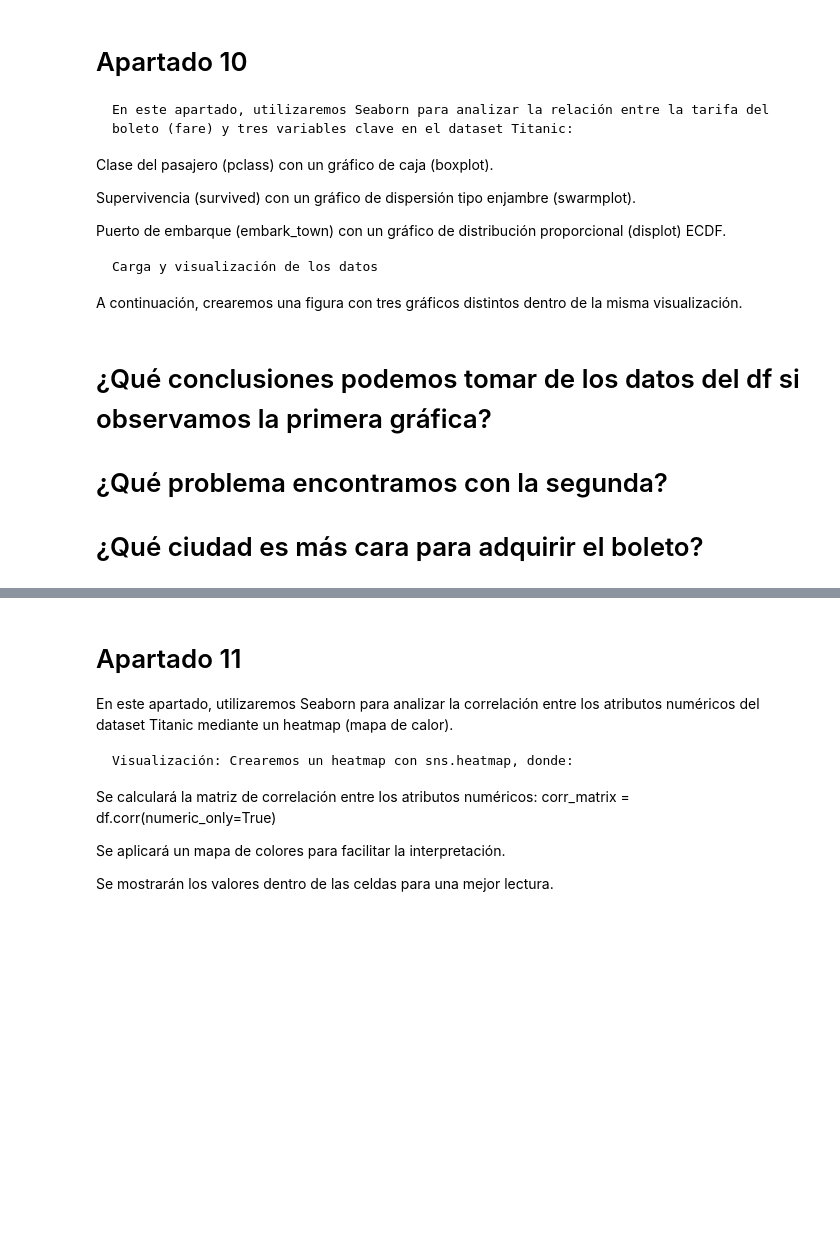
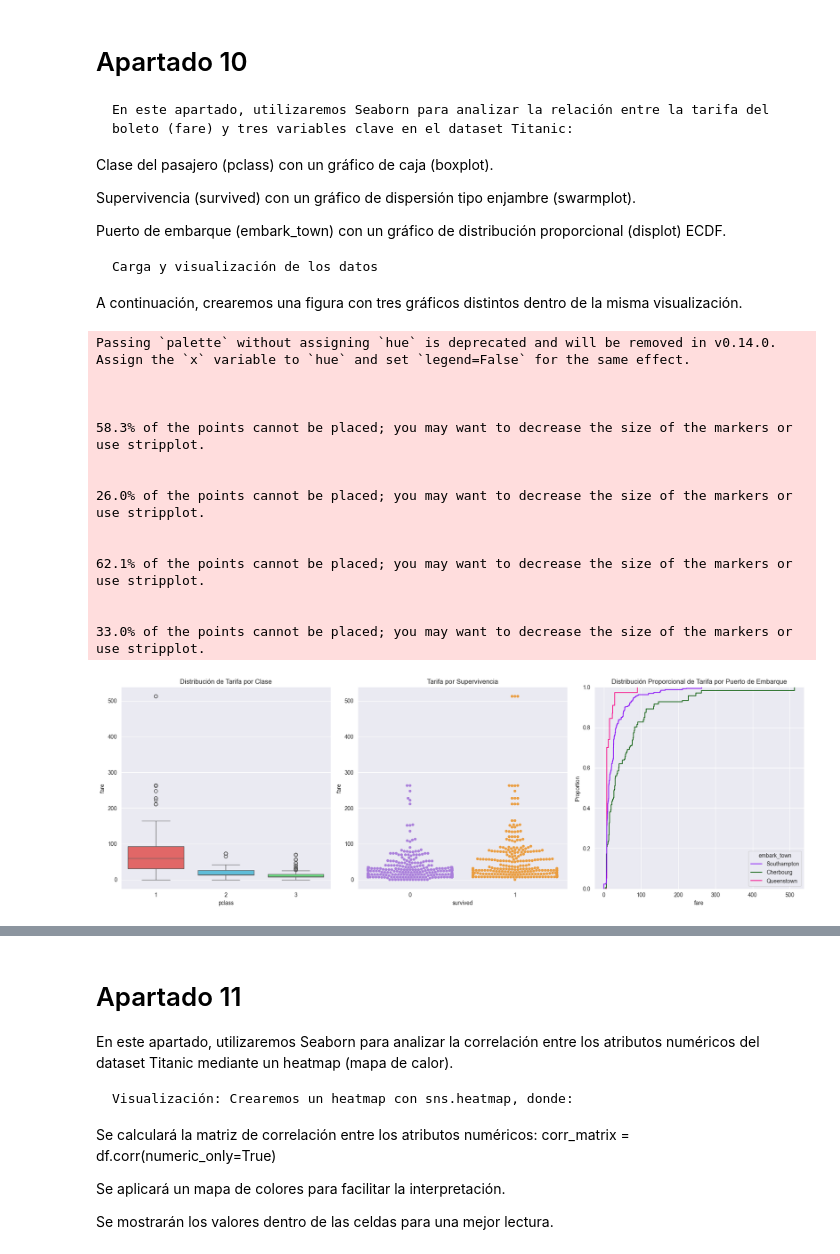
Before and after one commit to BigChunguus/ClaseIABD, a Jupyter notebook: PIA/pruebaPIA_1/UNIDAD_3/ACTIVIDAD10_ALEJANDRO/ARCHIVOS_TAREA/Actividad_10.ipynb, the cells around one changed output, grey strips where cells are left out. Drawn from its saved outputs; the diff is of its cells as text; code cells hidden in the pictures; blank space fills up the shorter version.

```diff
--- a/PIA/pruebaPIA_1/UNIDAD_3/ACTIVIDAD10_ALEJANDRO/ARCHIVOS_TAREA/Actividad_10.ipynb
+++ b/PIA/pruebaPIA_1/UNIDAD_3/ACTIVIDAD10_ALEJANDRO/ARCHIVOS_TAREA/Actividad_10.ipynb
@@ -456,7 +601,47 @@ Puerto de embarque (embark_town) con un gráfico de distribución proporcional (
     Carga y visualización de los datos
 
 A continuación, crearemos una figura con tres gráficos distintos dentro de la misma visualización.
-# %% [markdown]
-# ¿Qué conclusiones podemos tomar de los datos del df si observamos la primera gráfica?
-# ¿Qué problema encontramos con la segunda?
-# ¿Qué ciudad es más cara para adquirir el boleto?
+# %%
+# Apartado 10: Análisis de la relación entre tarifa y variables clave en el Titanic
+try:
+    titanic_df = sns.load_dataset('titanic')
+
+    # Definir colores personalizados
+    palette_boxplot = ['#f55353', '#4bc8ed', '#58f076']  # Colores personalizados para boxplot
+    palette_swarmplot = {0: '#aa7fdb', 1: '#ea9d3f'}  # Colores personalizados para swarmplot
+    palette_ecdf = ['#890cf7', '#146414', '#f70c8c']  # Colores personalizados para ecdfplot
+
+    fig, axes = plt.subplots(1, 3, figsize=(18, 6))
+
+    # Boxplot de tarifa según clase con colores personalizados
+    sns.boxplot(data=titanic_df, x='pclass', y='fare', ax=axes[0], palette=palette_boxplot)
+    axes[0].set_title('Distribución de Tarifa por Clase')
+
+    # Swarmplot de tarifa según supervivencia con colores personalizados
+    sns.swarmplot(data=titanic_df, x='survived', y='fare', ax=axes[1], hue='survived', palette=palette_swarmplot, legend=False)
+    axes[1].set_title('Tarifa por Supervivencia')
+
+    # ECDF de tarifa según puerto de embarque con colores personalizados
+    sns.ecdfplot(data=titanic_df, x='fare', hue='embark_town', ax=axes[2], palette=palette_ecdf)
+    axes[2].set_title('Distribución Proporcional de Tarifa por Puerto de Embarque')
+
+    plt.tight_layout()
+    plt.show()
+except Exception as e:
+    print(f"Error en el análisis del Titanic: {e}")
+# %% [output]
+Passing `palette` without assigning `hue` is deprecated and will be removed in v0.14.0. Assign the `x` variable to `hue` and set `legend=False` for the same effect.
+
+
+
+58.3% of the points cannot be placed; you may want to decrease the size of the markers or use stripplot.
+
+
+26.0% of the points cannot be placed; you may want to decrease the size of the markers or use stripplot.
+
+
+62.1% of the points cannot be placed; you may want to decrease the size of the markers or use stripplot.
+
+
+33.0% of the points cannot be placed; you may want to decrease the size of the markers or use stripplot.
+[figure, added]
```
Also changed, not shown: parts of 16 cells of this notebook.
